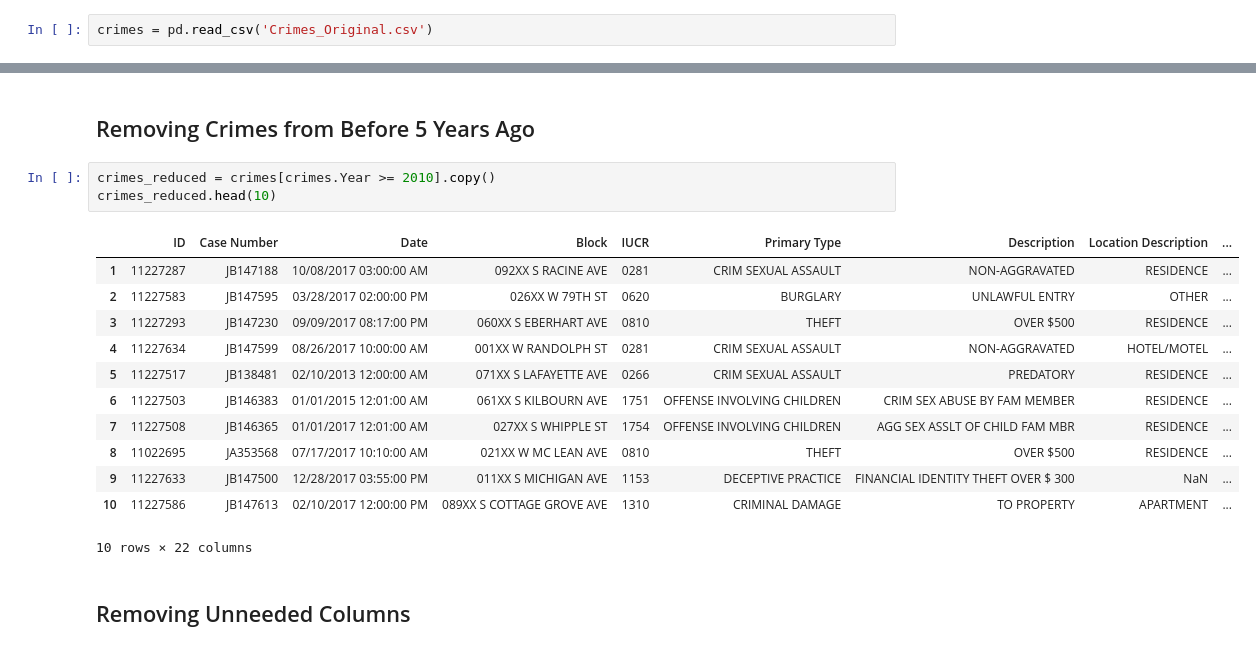
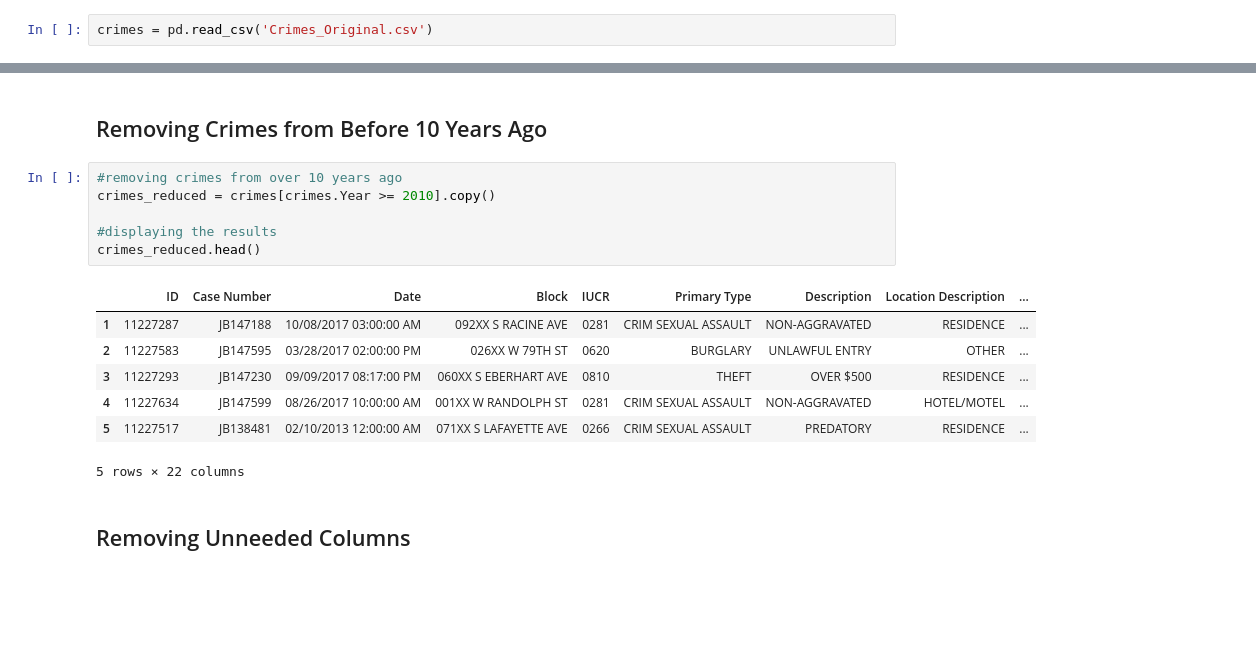
Before and after one commit to ryan-kp-miller/Chicago-Crime-Analysis, a Jupyter notebook: Crime_Data_Preprocessing.ipynb, the cells around one changed output, grey strips where cells are left out. Cells and saved outputs as stored; diff of their text form; blank space fills up the shorter version.

```diff
--- a/Crime_Data_Preprocessing.ipynb
+++ b/Crime_Data_Preprocessing.ipynb
@@ -47,23 +45,21 @@ print("Number of Crimes from {} to {}: {:,d}".format(crimes.Date.min(),crimes.Da
 # %% [output]
 Number of Crimes from 01/01/2001 01:00:00 AM to 12/31/2019 12:58:00 AM: 7,084,356
 # %% [markdown]
-## Removing Crimes from Before 5 Years Ago
+## Removing Crimes from Before 10 Years Ago
 # %%
+#removing crimes from over 10 years ago
 crimes_reduced = crimes[crimes.Year >= 2010].copy()
-crimes_reduced.head(10)
+
+#displaying the results
+crimes_reduced.head()
 # %% [output]
 |  | ID | Case Number | Date | Block | IUCR | Primary Type | Description | Location Description | ... |
 | 1 | 11227287 | JB147188 | 10/08/2017 03:00:00 AM | 092XX S RACINE AVE | 0281 | CRIM SEXUAL ASSAULT | NON-AGGRAVATED | RESIDENCE | ... |
 | 2 | 11227583 | JB147595 | 03/28/2017 02:00:00 PM | 026XX W 79TH ST | 0620 | BURGLARY | UNLAWFUL ENTRY | OTHER | ... |
 | 3 | 11227293 | JB147230 | 09/09/2017 08:17:00 PM | 060XX S EBERHART AVE | 0810 | THEFT | OVER $500 | RESIDENCE | ... |
 | 4 | 11227634 | JB147599 | 08/26/2017 10:00:00 AM | 001XX W RANDOLPH ST | 0281 | CRIM SEXUAL ASSAULT | NON-AGGRAVATED | HOTEL/MOTEL | ... |
 | 5 | 11227517 | JB138481 | 02/10/2013 12:00:00 AM | 071XX S LAFAYETTE AVE | 0266 | CRIM SEXUAL ASSAULT | PREDATORY | RESIDENCE | ... |
-| 6 | 11227503 | JB146383 | 01/01/2015 12:01:00 AM | 061XX S KILBOURN AVE | 1751 | OFFENSE INVOLVING CHILDREN | CRIM SEX ABUSE BY FAM MEMBER | RESIDENCE | ... |
-| 7 | 11227508 | JB146365 | 01/01/2017 12:01:00 AM | 027XX S WHIPPLE ST | 1754 | OFFENSE INVOLVING CHILDREN | AGG SEX ASSLT OF CHILD FAM MBR | RESIDENCE | ... |
-| 8 | 11022695 | JA353568 | 07/17/2017 10:10:00 AM | 021XX W MC LEAN AVE | 0810 | THEFT | OVER $500 | RESIDENCE | ... |
-| 9 | 11227633 | JB147500 | 12/28/2017 03:55:00 PM | 011XX S MICHIGAN AVE | 1153 | DECEPTIVE PRACTICE | FINANCIAL IDENTITY THEFT OVER $ 300 | NaN | ... |
-| 10 | 11227586 | JB147613 | 02/10/2017 12:00:00 PM | 089XX S COTTAGE GROVE AVE | 1310 | CRIMINAL DAMAGE | TO PROPERTY | APARTMENT | ... |
-10 rows × 22 columns
+5 rows × 22 columns
 # %% [markdown]
 ## Removing Unneeded Columns
 # %%
```
Also changed, not shown: parts of 17 cells of this notebook.
